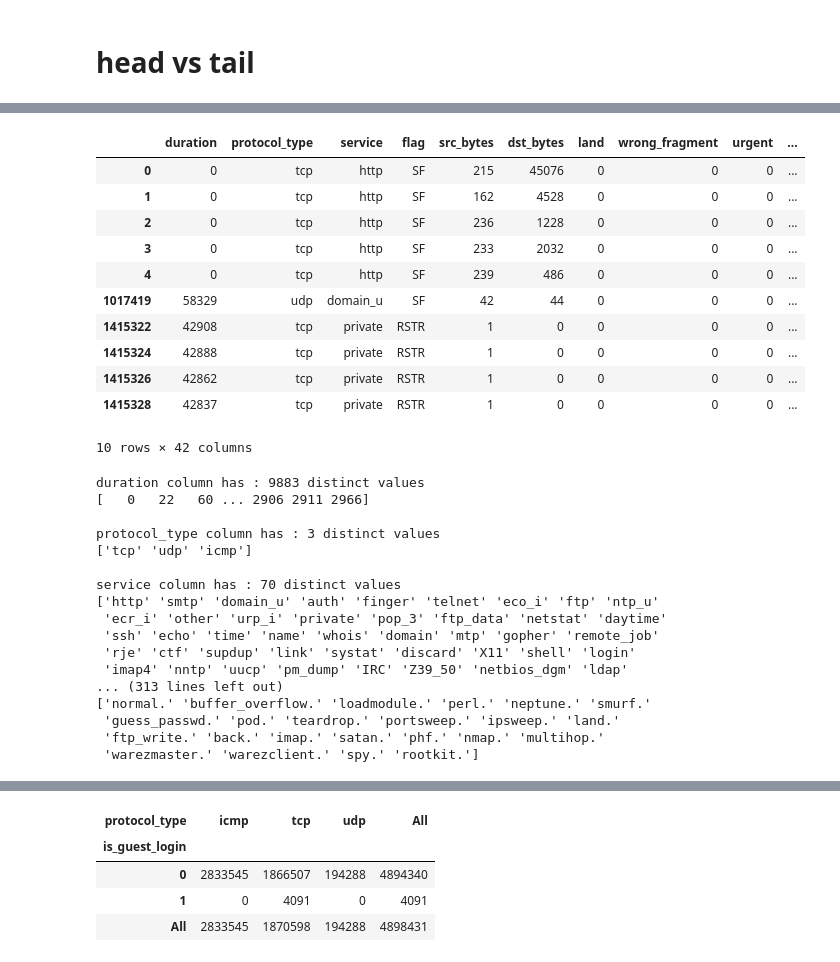
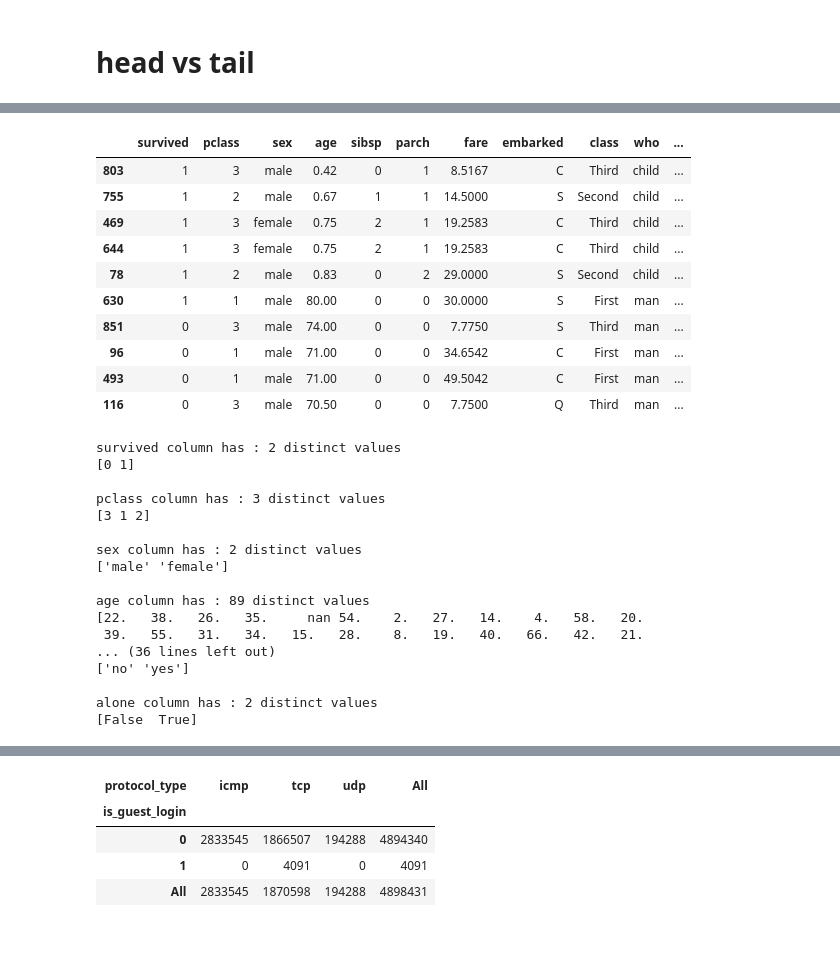
Before and after one commit to imanursar/Machine-Learning-Notes, a Jupyter notebook: Custom Function/Description Function.ipynb, the cells around one changed output, grey strips where cells are left out. Cells and saved outputs as stored; diff of their text form; code cells hidden in the pictures.

```diff
--- a/Custom Function/Description Function.ipynb
+++ b/Custom Function/Description Function.ipynb
@@ -28,3 +19,5 @@ df = pd.read_csv(f"E:/gitlab/machine-learning/dataset/kddcup.data.corrected", se
+# %%
+df = sns.load_dataset("titanic")
 # %% [markdown]
 # head vs tail
 # %%
@@ -106,36 +78,35 @@ describe.describe_num(df)
 # %%
-describe.n_large_small(df,'duration',5)
+describe.n_large_small(df,'age',5)
 # %% [output]
-|  | duration | protocol_type | service | flag | src_bytes | dst_bytes | land | wrong_fragment | urgent | ... |
-| 0 | 0 | tcp | http | SF | 215 | 45076 | 0 | 0 | 0 | ... |
-| 1 | 0 | tcp | http | SF | 162 | 4528 | 0 | 0 | 0 | ... |
-| 2 | 0 | tcp | http | SF | 236 | 1228 | 0 | 0 | 0 | ... |
-| 3 | 0 | tcp | http | SF | 233 | 2032 | 0 | 0 | 0 | ... |
-| 4 | 0 | tcp | http | SF | 239 | 486 | 0 | 0 | 0 | ... |
-| 1017419 | 58329 | udp | domain_u | SF | 42 | 44 | 0 | 0 | 0 | ... |
-| 1415322 | 42908 | tcp | private | RSTR | 1 | 0 | 0 | 0 | 0 | ... |
-| 1415324 | 42888 | tcp | private | RSTR | 1 | 0 | 0 | 0 | 0 | ... |
-| 1415326 | 42862 | tcp | private | RSTR | 1 | 0 | 0 | 0 | 0 | ... |
-| 1415328 | 42837 | tcp | private | RSTR | 1 | 0 | 0 | 0 | 0 | ... |
+|  | survived | pclass | sex | age | sibsp | parch | fare | embarked | class | who | ... |
+| 803 | 1 | 3 | male | 0.42 | 0 | 1 | 8.5167 | C | Third | child | ... |
+| 755 | 1 | 2 | male | 0.67 | 1 | 1 | 14.5000 | S | Second | child | ... |
+| 469 | 1 | 3 | female | 0.75 | 2 | 1 | 19.2583 | C | Third | child | ... |
+| 644 | 1 | 3 | female | 0.75 | 2 | 1 | 19.2583 | C | Third | child | ... |
+| 78 | 1 | 2 | male | 0.83 | 0 | 2 | 29.0000 | S | Second | child | ... |
+| 630 | 1 | 1 | male | 80.00 | 0 | 0 | 30.0000 | S | First | man | ... |
+| 851 | 0 | 3 | male | 74.00 | 0 | 0 | 7.7750 | S | Third | man | ... |
+| 96 | 0 | 1 | male | 71.00 | 0 | 0 | 34.6542 | C | First | man | ... |
+| 493 | 0 | 1 | male | 71.00 | 0 | 0 | 49.5042 | C | First | man | ... |
+| 116 | 0 | 3 | male | 70.50 | 0 | 0 | 7.7500 | Q | Third | man | ... |
-10 rows × 42 columns
 # %%
 describe.unique(df,r=0.1)
 # %% [output]
-duration column has : 9883 distinct values
-[   0   22   60 ... 2906 2911 2966]
+survived column has : 2 distinct values
+[0 1]
 
-protocol_type column has : 3 distinct values
-['tcp' 'udp' 'icmp']
+pclass column has : 3 distinct values
+[3 1 2]
 
-service column has : 70 distinct values
-['http' 'smtp' 'domain_u' 'auth' 'finger' 'telnet' 'eco_i' 'ftp' 'ntp_u'
- 'ecr_i' 'other' 'urp_i' 'private' 'pop_3' 'ftp_data' 'netstat' 'daytime'
- 'ssh' 'echo' 'time' 'name' 'whois' 'domain' 'mtp' 'gopher' 'remote_job'
- 'rje' 'ctf' 'supdup' 'link' 'systat' 'discard' 'X11' 'shell' 'login'
- 'imap4' 'nntp' 'uucp' 'pm_dump' 'IRC' 'Z39_50' 'netbios_dgm' 'ldap'
-... (313 lines left out)
-['normal.' 'buffer_overflow.' 'loadmodule.' 'perl.' 'neptune.' 'smurf.'
- 'guess_passwd.' 'pod.' 'teardrop.' 'portsweep.' 'ipsweep.' 'land.'
- 'ftp_write.' 'back.' 'imap.' 'satan.' 'phf.' 'nmap.' 'multihop.'
- 'warezmaster.' 'warezclient.' 'spy.' 'rootkit.']
+sex column has : 2 distinct values
+['male' 'female']
+
+age column has : 89 distinct values
+[22.   38.   26.   35.     nan 54.    2.   27.   14.    4.   58.   20.
+ 39.   55.   31.   34.   15.   28.    8.   19.   40.   66.   42.   21.
+... (36 lines left out)
+['no' 'yes']
+
+alone column has : 2 distinct values
+[False  True]
 # %%
```
Also changed, not shown: parts of 20 cells of this notebook.
